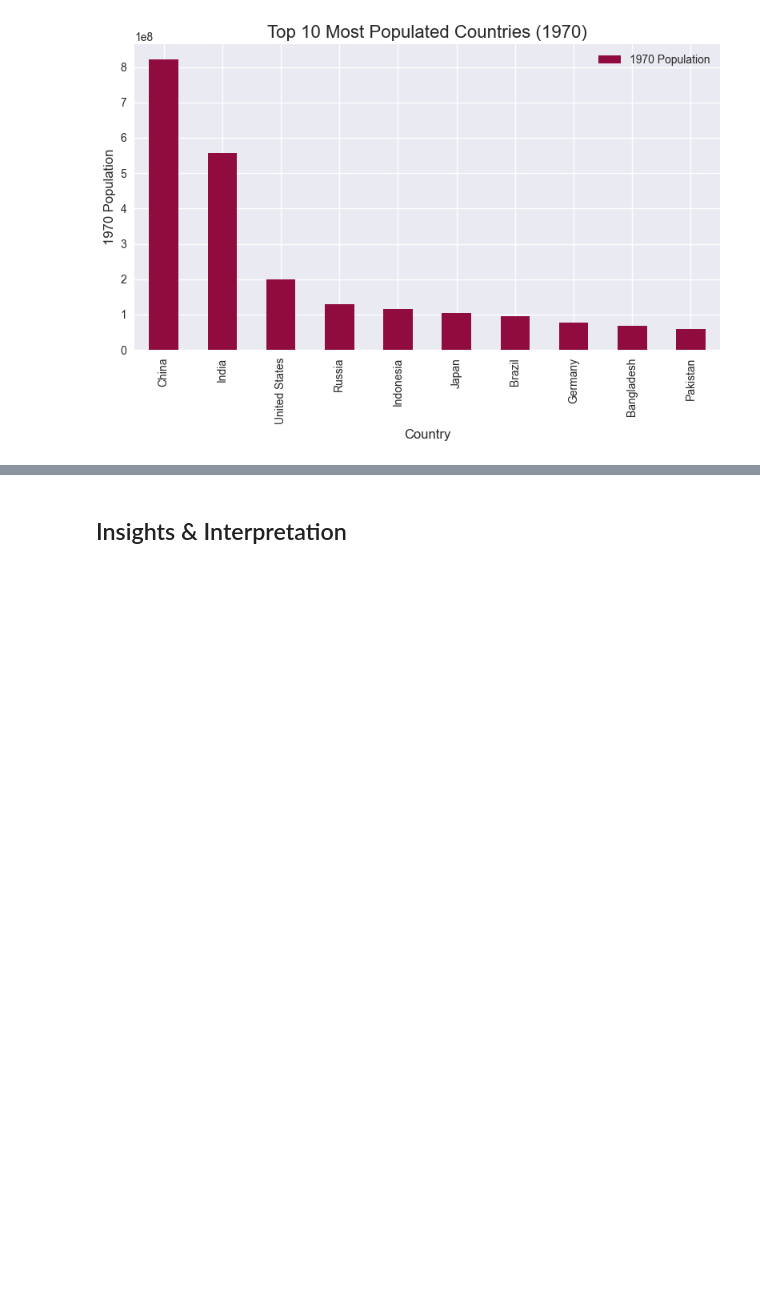
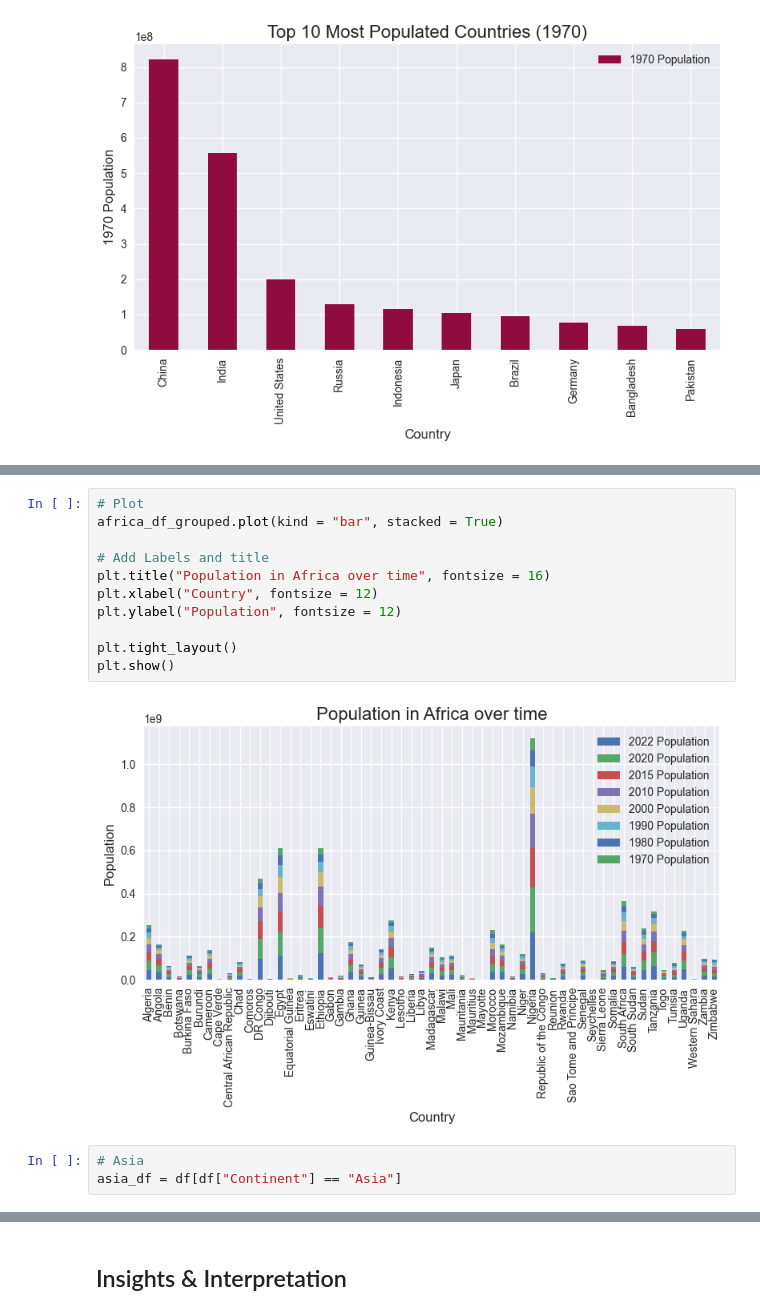
Before and after one commit to Octo-Data-Scientist/Data-Analysis, a Jupyter notebook: World Population/world_population.ipynb, the cells around one changed output, grey strips where cells are left out. Cells and saved outputs as stored; diff of their text form; blank space fills up the shorter version.

```diff
--- a/World Population/world_population.ipynb
+++ b/World Population/world_population.ipynb
@@ -521,0 +561,16 @@ plt.show()
+# %%
+# Plot
+africa_df_grouped.plot(kind = "bar", stacked = True)
+
+# Add Labels and title
+plt.title("Population in Africa over time", fontsize = 16)
+plt.xlabel("Country", fontsize = 12)
+plt.ylabel("Population", fontsize = 12)
+
+plt.tight_layout()
+plt.show()
+# %% [output]
+[figure, added]
+# %%
+# Asia
+asia_df = df[df["Continent"] == "Asia"]
```
Also changed, not shown: parts of 32 cells of this notebook.
